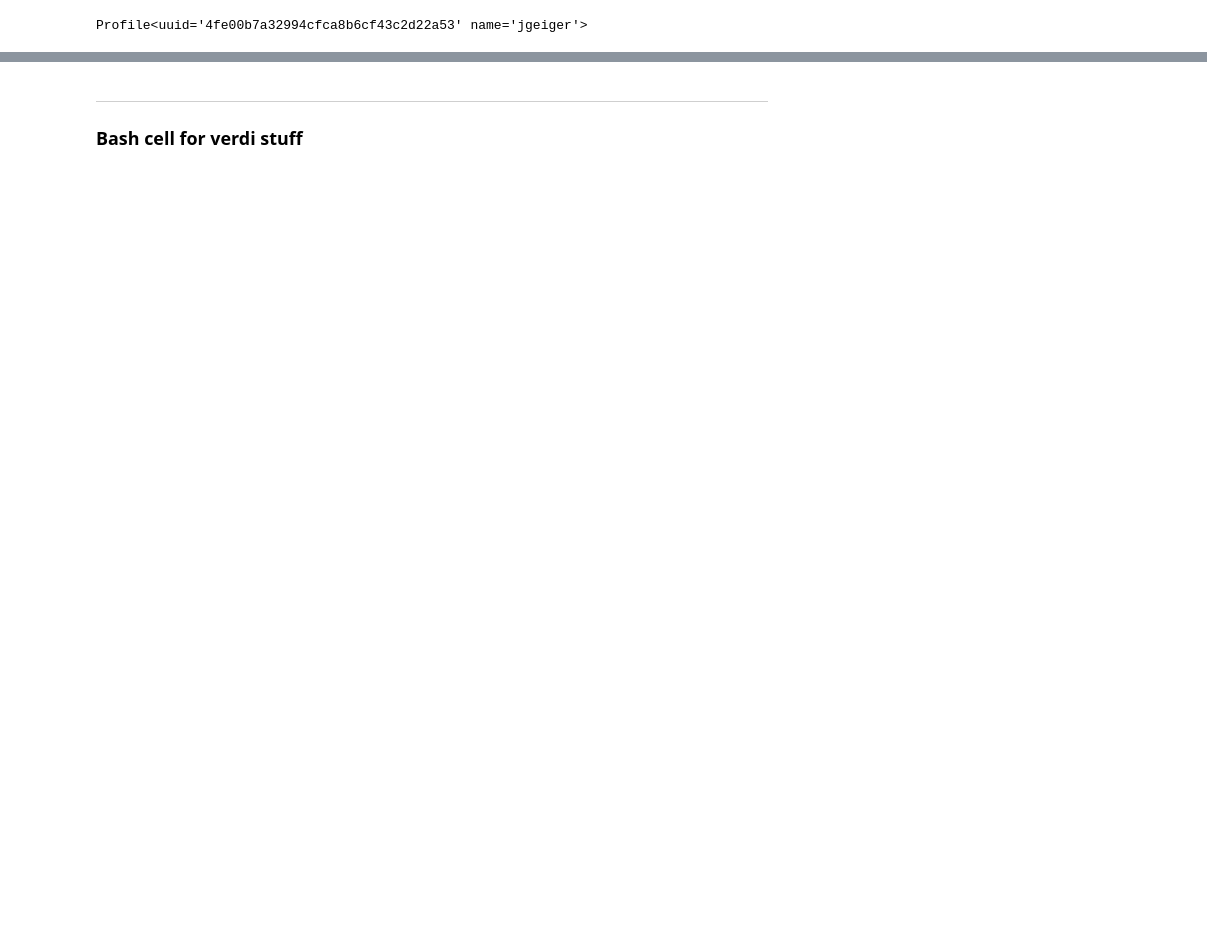
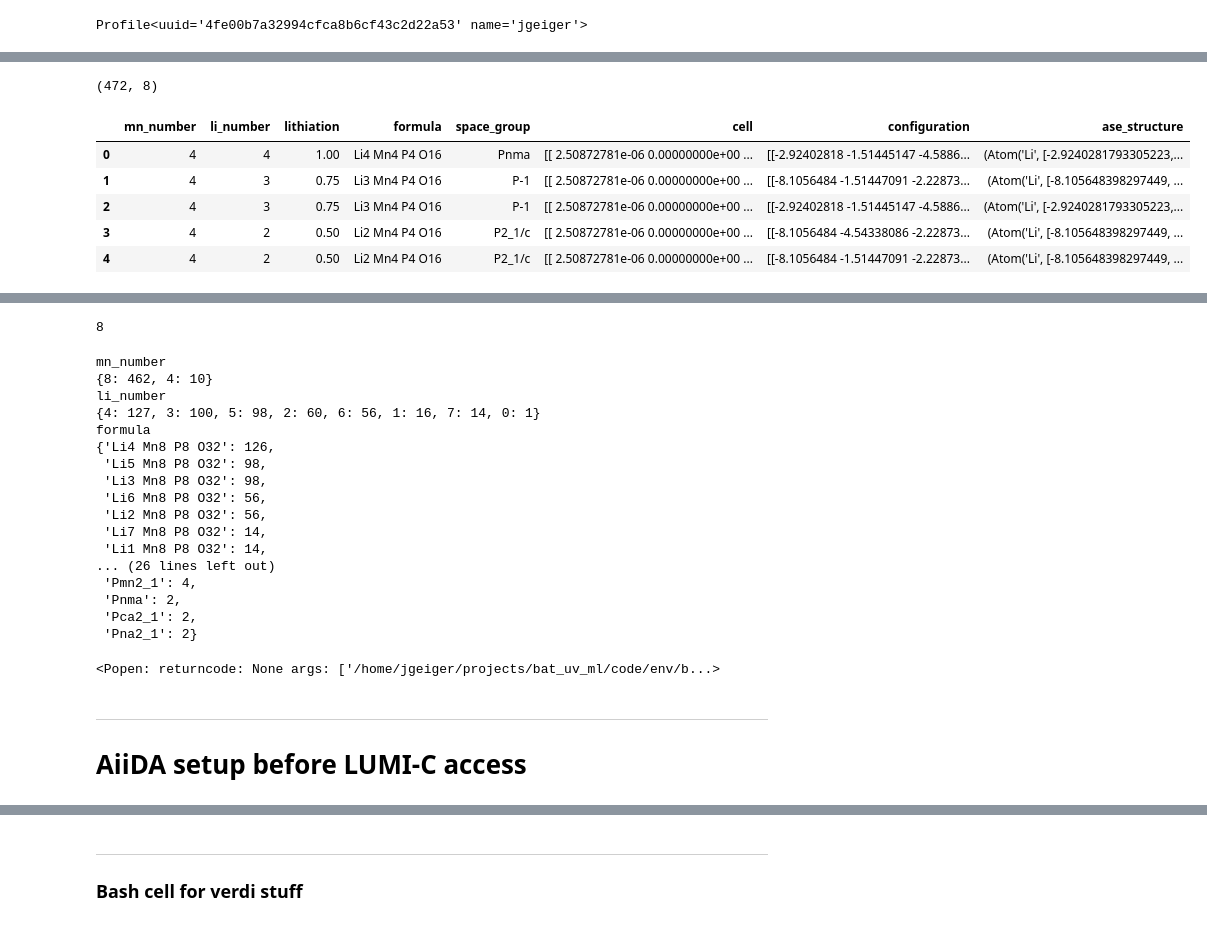
Before and after one commit to GeigerJ2/bat_uv_ml, a Jupyter notebook: code/sampling_tests.ipynb, the cells around one changed output, grey strips where cells are left out. Saved outputs shown, nothing was run; the diff lists cells and outputs as text; code cells hidden in the pictures; blank space fills up the shorter version.

```diff
--- a/code/sampling_tests.ipynb
+++ b/code/sampling_tests.ipynb
@@ -132,22 +81,20 @@ Sites (28)
 # %%
 import importlib
+import pybat.core
+_ = importlib.reload(pybat.core)
 
-import pybat.core
-# ! Importlib does not work when shorthand notation without core is skipped. Need to be explicit.
-importlib.reload(pybat.core)
+initial_cat = pybat.core.Cathode.from_structure(olivine_initial_pmg)
 
-initial_cat = pybat.core.Cathode.from_structure(initial_pmg)
-
-cathode_list = initial_cat.get_cation_configurations(
+configuration_list = initial_cat.get_cation_configurations(
     substitution_sites=range(0,4),
     cation_list=["Li", "Vac"],
-    sizes=[1], # , 2],
+    sizes=[1, 2],
     # ! -> Up to twice the atom count, but also taking into account other symmetries
     concentration_restrictions={"Li": (0, 1)},
     max_configurations=None,
 )
 
-pmg_list = [cathode.as_ordered_structure() for cathode in cathode_list]
+pmg_list = [cathode.as_ordered_structure() for cathode in configuration_list]
 ase_list = [AseAtomsAdaptor.get_atoms(pmg_) for pmg_ in pmg_list]
 
 # view(ase_list)
@@ -202,0 +105,37 @@ Counter({'C': 1,
+# %%
+formula_list = [_.formula for _ in configuration_list]
+multiplicity_dict = dict(zip(Counter(formula_list).keys(), Counter(formula_list).values()))
+
+# Put all the data into pandas df
+olivine_sampling_df = pd.DataFrame()
+
+olivine_sampling_df['configuration'] = configuration_list
+olivine_sampling_df['mn_number'] = [_.get_chemical_symbols().count('Mn') for _ in ase_list]
+olivine_sampling_df['li_number'] = [_.get_chemical_symbols().count('Li') for _ in ase_list]
+olivine_sampling_df['formula'] = [_.formula for _ in configuration_list]
+olivine_sampling_df['cell'] = [np.array2string(_.cell.todict()['array']) for _ in ase_list]
+olivine_sampling_df['space_group'] = [_.space_group for _ in configuration_list]
+olivine_sampling_df['ase_structure'] = ase_list
+olivine_sampling_df['lithiation'] = olivine_sampling_df['li_number'] / olivine_sampling_df['mn_number']
+
+olivine_sampling_df = olivine_sampling_df.sort_values(by=['mn_number', 'lithiation'], ascending=[True, False])
+olivine_sampling_df = olivine_sampling_df[['mn_number',   'li_number', 'lithiation', 'formula', 'space_group', 'cell', 'configuration', 'ase_structure']]
+# %%
+olivine_sampling_df.shape
+olivine_sampling_df.head()
+olivine_sampling_df.tail()
+
+len(olivine_sampling_df['cell'].unique())
+
+for column in ['mn_number', 'li_number', 'formula', 'cell', 'space_group']:
+
+    print(column)
+    pprint(olivine_sampling_df[column].value_counts().to_dict(), sort_dicts=False)
+# %% [output]
+(472, 8)
+|  | mn_number | li_number | lithiation | formula | space_group | cell | configuration | ase_structure |
+| 0 | 4 | 4 | 1.00 | Li4 Mn4 P4 O16 | Pnma | [[ 2.50872781e-06 0.00000000e+00 ... | [[-2.92402818 -1.51445147 -4.5886... | (Atom('Li', [-2.9240281793305223,... |
+| 1 | 4 | 3 | 0.75 | Li3 Mn4 P4 O16 | P-1 | [[ 2.50872781e-06 0.00000000e+00 ... | [[-8.1056484 -1.51447091 -2.22873... | (Atom('Li', [-8.105648398297449, ... |
+| 2 | 4 | 3 | 0.75 | Li3 Mn4 P4 O16 | P-1 | [[ 2.50872781e-06 0.00000000e+00 ... | [[-2.92402818 -1.51445147 -4.5886... | (Atom('Li', [-2.9240281793305223,... |
+| 3 | 4 | 2 | 0.50 | Li2 Mn4 P4 O16 | P2_1/c | [[ 2.50872781e-06 0.00000000e+00 ... | [[-8.1056484 -4.54338086 -2.22873... | (Atom('Li', [-8.105648398297449, ... |
+| 4 | 4 | 2 | 0.50 | Li2 Mn4 P4 O16 | P2_1/c | [[ 2.50872781e-06 0.00000000e+00 ... | [[-8.1056484 -1.51447091 -2.22873... | (Atom('Li', [-8.105648398297449, ... |
@@ -202,0 +148,18 @@ Counter({'C': 1,
+8
+mn_number
+{8: 462, 4: 10}
+li_number
+{4: 127, 3: 100, 5: 98, 2: 60, 6: 56, 1: 16, 7: 14, 0: 1}
+formula
+{'Li4 Mn8 P8 O32': 126,
+ 'Li5 Mn8 P8 O32': 98,
+ 'Li3 Mn8 P8 O32': 98,
+ 'Li6 Mn8 P8 O32': 56,
+ 'Li2 Mn8 P8 O32': 56,
+ 'Li7 Mn8 P8 O32': 14,
+ 'Li1 Mn8 P8 O32': 14,
+... (26 lines left out)
+ 'Pmn2_1': 4,
+ 'Pnma': 2,
+ 'Pca2_1': 2,
+ 'Pna2_1': 2}
@@ -202,0 +168,7 @@ Counter({'C': 1,
+# %%
+view(ase_list)
+# %% [output]
+<Popen: returncode: None args: ['/home/jgeiger/projects/bat_uv_ml/code/env/b...>
+# %% [markdown]
+***
+# AiiDA setup before LUMI-C access
```
Also changed, not shown: parts of 28 cells of this notebook, 5 other files.
